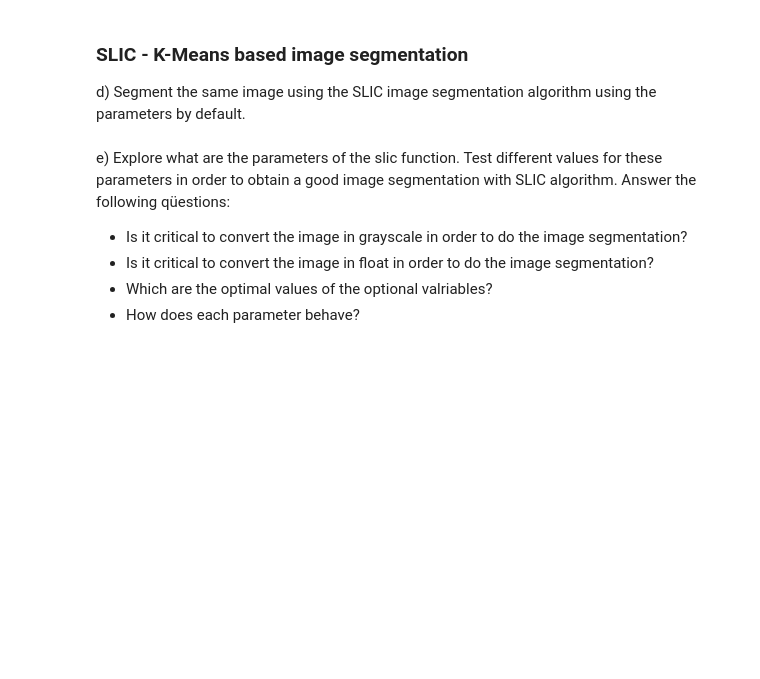
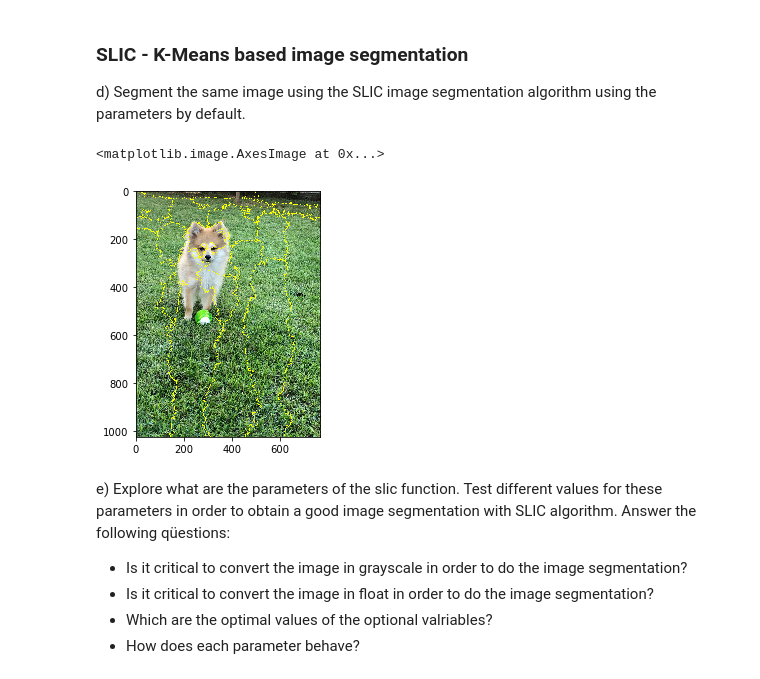
Before and after one commit to PauSolerValades/VA, a Jupyter notebook: Practica3/p3_2ndPart/p3_2nd_part.ipynb, the cells around one changed output. Drawn from its saved outputs; the diff is of its cells as text; code cells hidden in the pictures; blank space fills up the shorter version.

```diff
--- a/Practica3/p3_2ndPart/p3_2nd_part.ipynb
+++ b/Practica3/p3_2ndPart/p3_2nd_part.ipynb
@@ -81,3 +175,9 @@ d) Segment the same image using the SLIC image segmentation algorithm using the
+# %%
+im_segmentation = segmentation.slic(image)
+io.imshow(segmentation.mark_boundaries(image, im_segmentation))
+# %% [output]
+<matplotlib.image.AxesImage at 0x...>
+[figure, added]
 # %% [markdown]
 e) Explore what are the parameters of the slic function. Test different values for these parameters in order to obtain a good image segmentation with SLIC algorithm.
 Answer the following qüestions:
```
Also changed, not shown: parts of 15 cells of this notebook.
